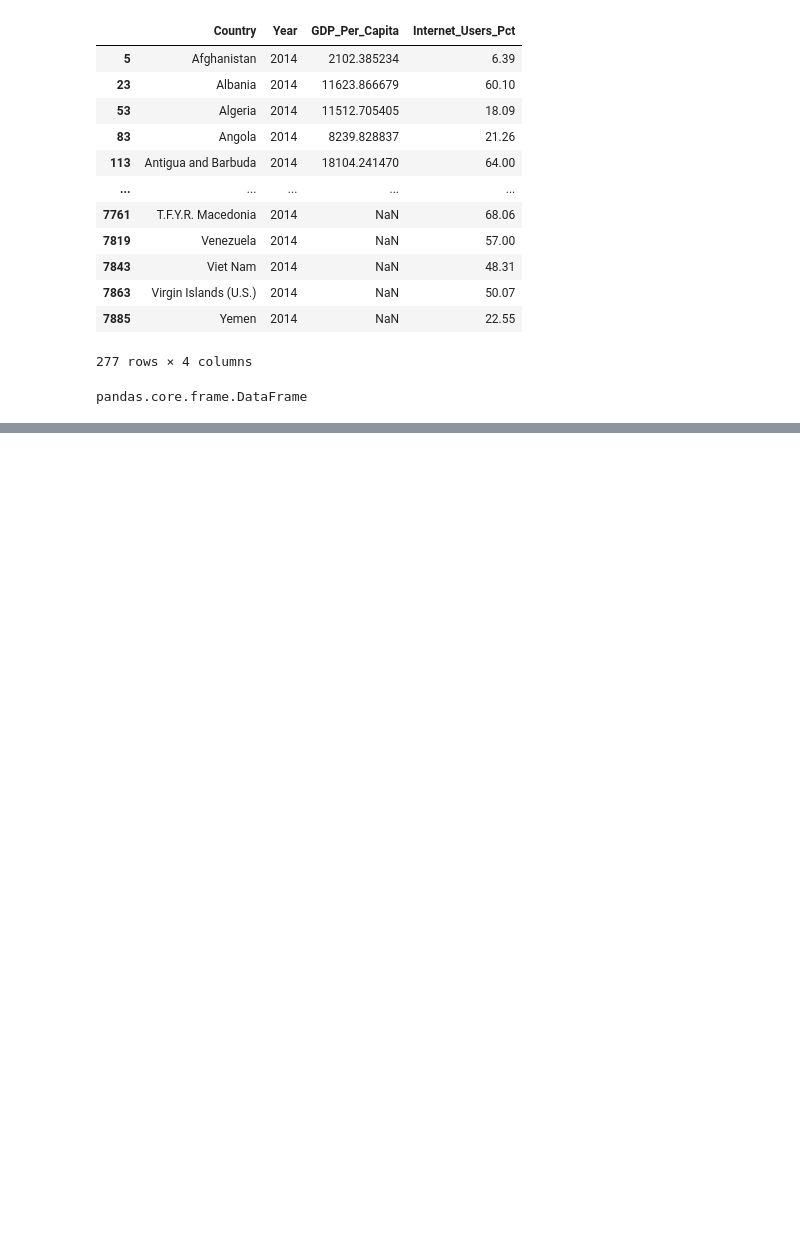
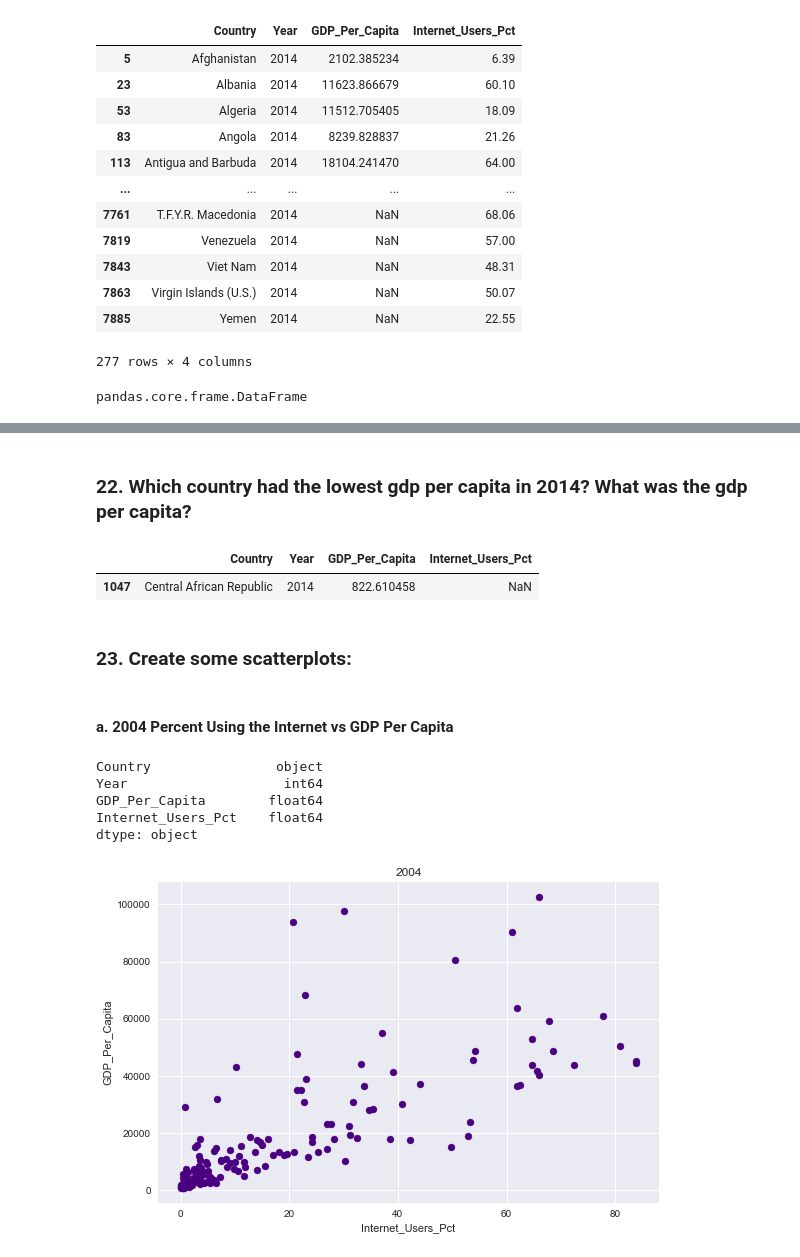
Before and after one commit to PatrickAtwater/gdp_-and_internet-PatrickAtwater, a Jupyter notebook: UN_Dataset.ipynb, the cells around one changed output, grey strips where cells are left out. Drawn from its saved outputs; the diff is of its cells as text; code cells hidden in the pictures; blank space fills up the shorter version.

```diff
--- a/UN_Dataset.ipynb
+++ b/UN_Dataset.ipynb
@@ -240,0 +291,30 @@ pandas.core.frame.DataFrame
+# %% [markdown]
+### 22.	Which country had the lowest gdp per capita in 2014? What was the gdp per capita?
+# %%
+#gdp_internet_2014.sort_values(by = 'GDP_Per_Capita', ascending = True).head()
+gdp_internet_2014[gdp_internet_2014['GDP_Per_Capita'] == gdp_internet_2014['GDP_Per_Capita'].min()]
+#Central African Republic	2014	822.610458
+# %% [output]
+|  | Country | Year | GDP_Per_Capita | Internet_Users_Pct |
+| 1047 | Central African Republic | 2014 | 822.610458 | NaN |
+# %% [markdown]
+### 23.	Create some scatterplots:
+# %% [markdown]
+#### a.  2004 Percent Using the Internet vs GDP Per Capita
+# %%
+gdp_internet_2004.dtypes
+# %% [output]
+Country                object
+Year                    int64
+GDP_Per_Capita        float64
+Internet_Users_Pct    float64
+dtype: object
+# %%
+plt.scatter(gdp_internet_2004.Internet_Users_Pct,
+            gdp_internet_2004.GDP_Per_Capita, color = 'Indigo')
+plt.xlabel('Internet_Users_Pct')
+plt.ylabel('GDP_Per_Capita')
+plt.title('2004')
+plt.style.use('seaborn')
+# %% [output]
+[figure, added]
```
Also changed, not shown: parts of 27 cells of this notebook.
